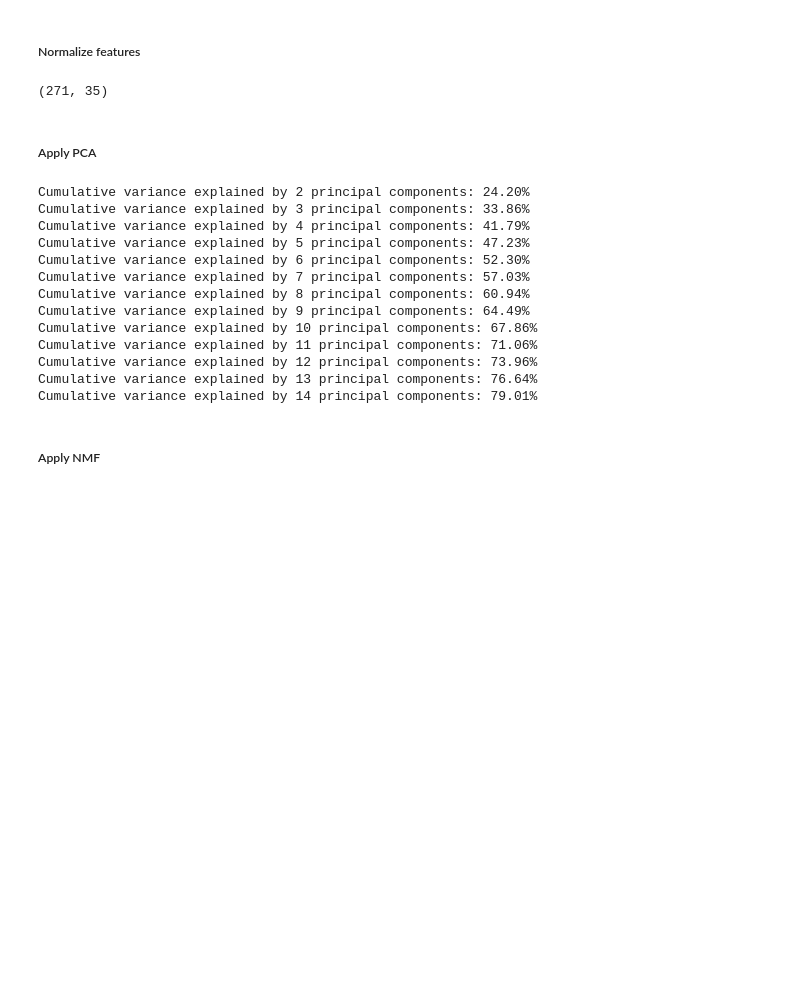
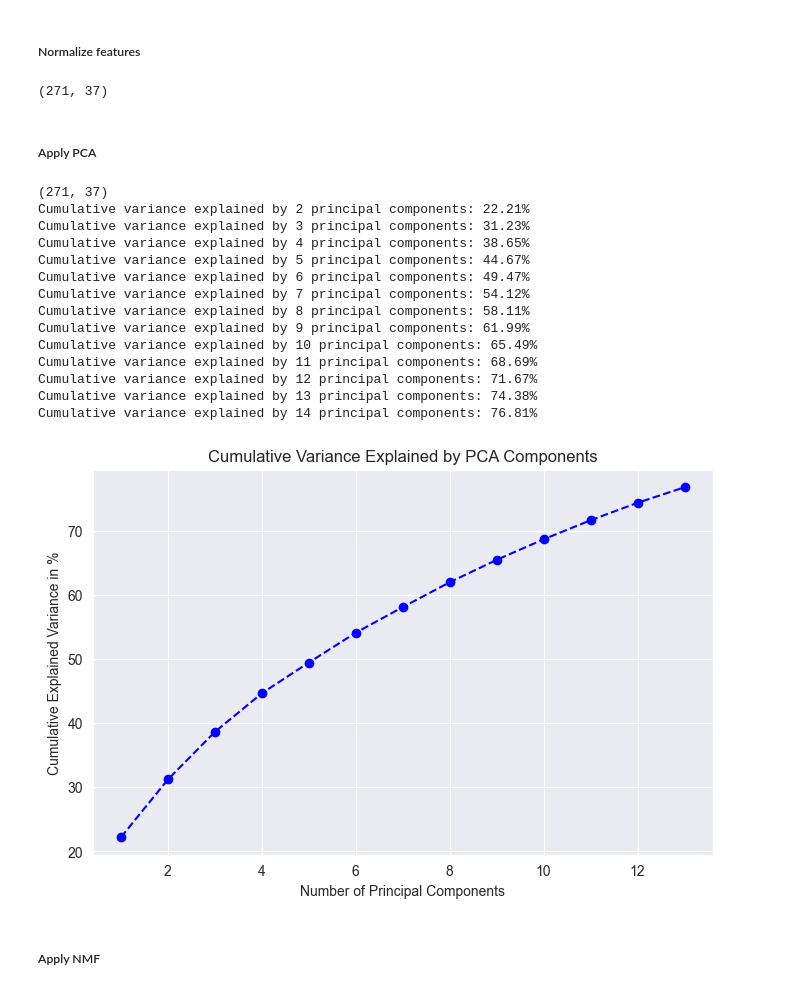
Before and after one commit to nemuru-pigeon/DSAIT4020, a Jupyter notebook: clustering.ipynb, the cells around one changed output. Drawn from its saved outputs; the diff is of its cells as text; code cells hidden in the pictures; blank space fills up the shorter version.

```diff
--- a/clustering.ipynb
+++ b/clustering.ipynb
@@ -110,42 +108,57 @@ combined_df = combined_df.loc[combined_df['gender'] == 0]
 # %% [markdown]
 ##### Normalize features
 # %%
-from sklearn.preprocessing import MinMaxScaler
-
-#Remove categorical values
-features = combined_df.drop(labels=['race', 'field'], axis=1)
-
-n_features = len(features.columns)
 std_scaler = StandardScaler()
-normalized_features = std_scaler.fit_transform(features)
+normalized_features = std_scaler.fit_transform(combined_df)
 min_max_scaler = MinMaxScaler()
 normalized_features = min_max_scaler.fit_transform(normalized_features)
 print(normalized_features.shape)
 # %% [output]
-(271, 35)
+(271, 37)
 # %% [markdown]
 ##### Apply PCA
 # %%
+print(normalized_features.shape)
 pca_reduced_features = []
+cumul_variance = []
+pca_reconstruction_errors = []
+
 for n in range(2,15):
     pca = PCA(n_components=n)
     reduced_features = pca.fit_transform(normalized_features)
     pca_reduced_features.append(reduced_features)
+    cumul_variance.append(np.sum(pca.explained_variance_ratio_) *100)
+
+    X_pca_reconstructed = pca.inverse_transform(reduced_features)
+    pca_error = mean_squared_error(normalized_features, X_pca_reconstructed)
+    pca_reconstruction_errors.append(pca_error)
+
     print('Cumulative variance explained by {} principal components: {:.2%}'.format(n, np.sum(pca.explained_variance_ratio_)))
+
+# Plot cumulative variance
+plt.figure(figsize=(8, 5))
+plt.plot(range(1, len(cumul_variance) + 1), cumul_variance, marker='o', linestyle='--', color='b')
+plt.title('Cumulative Variance Explained by PCA Components')
+plt.xlabel('Number of Principal Components')
+plt.ylabel('Cumulative Explained Variance in %')
+plt.grid(True)
+plt.show()
 # %% [output]
-Cumulative variance explained by 2 principal components: 24.20%
-Cumulative variance explained by 3 principal components: 33.86%
-Cumulative variance explained by 4 principal components: 41.79%
-Cumulative variance explained by 5 principal components: 47.23%
-Cumulative variance explained by 6 principal components: 52.30%
-Cumulative variance explained by 7 principal components: 57.03%
-Cumulative variance explained by 8 principal components: 60.94%
-Cumulative variance explained by 9 principal components: 64.49%
-Cumulative variance explained by 10 principal components: 67.86%
-Cumulative variance explained by 11 principal components: 71.06%
-Cumulative variance explained by 12 principal components: 73.96%
-Cumulative variance explained by 13 principal components: 76.64%
-Cumulative variance explained by 14 principal components: 79.01%
+(271, 37)
+Cumulative variance explained by 2 principal components: 22.21%
+Cumulative variance explained by 3 principal components: 31.23%
+Cumulative variance explained by 4 principal components: 38.65%
+Cumulative variance explained by 5 principal components: 44.67%
+Cumulative variance explained by 6 principal components: 49.47%
+Cumulative variance explained by 7 principal components: 54.12%
+Cumulative variance explained by 8 principal components: 58.11%
+Cumulative variance explained by 9 principal components: 61.99%
+Cumulative variance explained by 10 principal components: 65.49%
+Cumulative variance explained by 11 principal components: 68.69%
+Cumulative variance explained by 12 principal components: 71.67%
+Cumulative variance explained by 13 principal components: 74.38%
+Cumulative variance explained by 14 principal components: 76.81%
+[figure, added]
 # %% [markdown]
 ##### Apply NMF
 # %%
```
Also changed, not shown: parts of 7 cells of this notebook.
